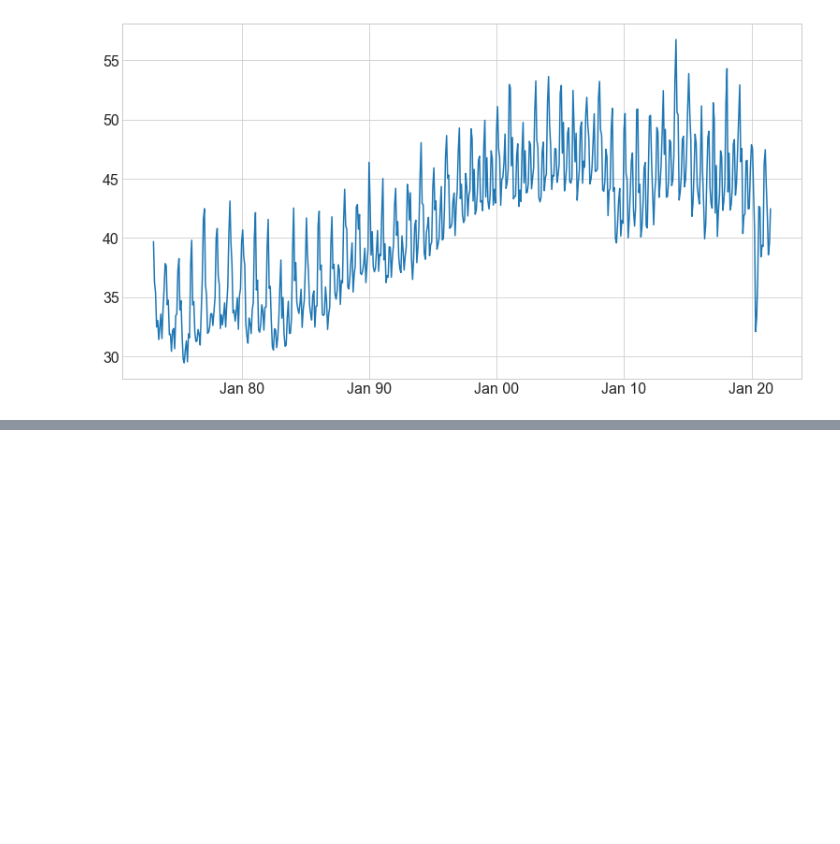
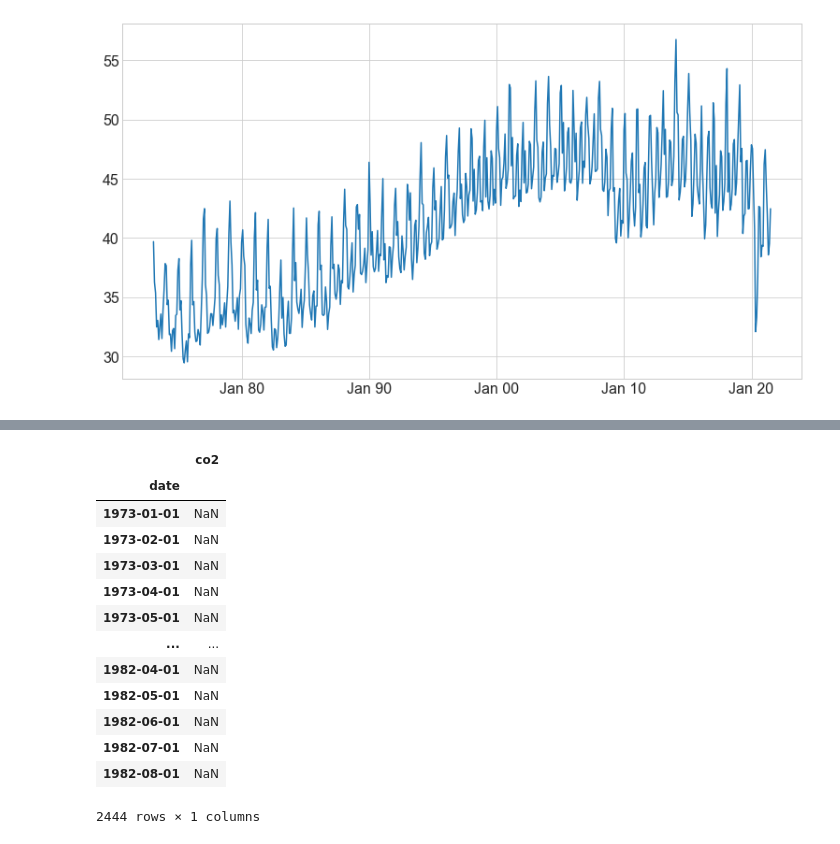
Before and after one commit to jamesallen0351/individual-project, a Jupyter notebook: us_monthly_co2_data.ipynb, the cells around one changed output, grey strips where cells are left out. Cells and saved outputs as stored; diff of their text form; code cells hidden in the pictures; blank space fills up the shorter version.

```diff
--- a/us_monthly_co2_data.ipynb
+++ b/us_monthly_co2_data.ipynb
@@ -678,0 +787,17 @@ for col in train.columns:
+# %%
+yhat_df
+# %% [output]
+|  | co2 |
+| date |  |
+| 1973-01-01 | NaN |
+| 1973-02-01 | NaN |
+| 1973-03-01 | NaN |
+| 1973-04-01 | NaN |
+| 1973-05-01 | NaN |
+| ... | ... |
+| 1982-04-01 | NaN |
+| 1982-05-01 | NaN |
+| 1982-06-01 | NaN |
+| 1982-07-01 | NaN |
+| 1982-08-01 | NaN |
+2444 rows × 1 columns
```
Also changed, not shown: parts of 50 cells of this notebook, 1 other file.
